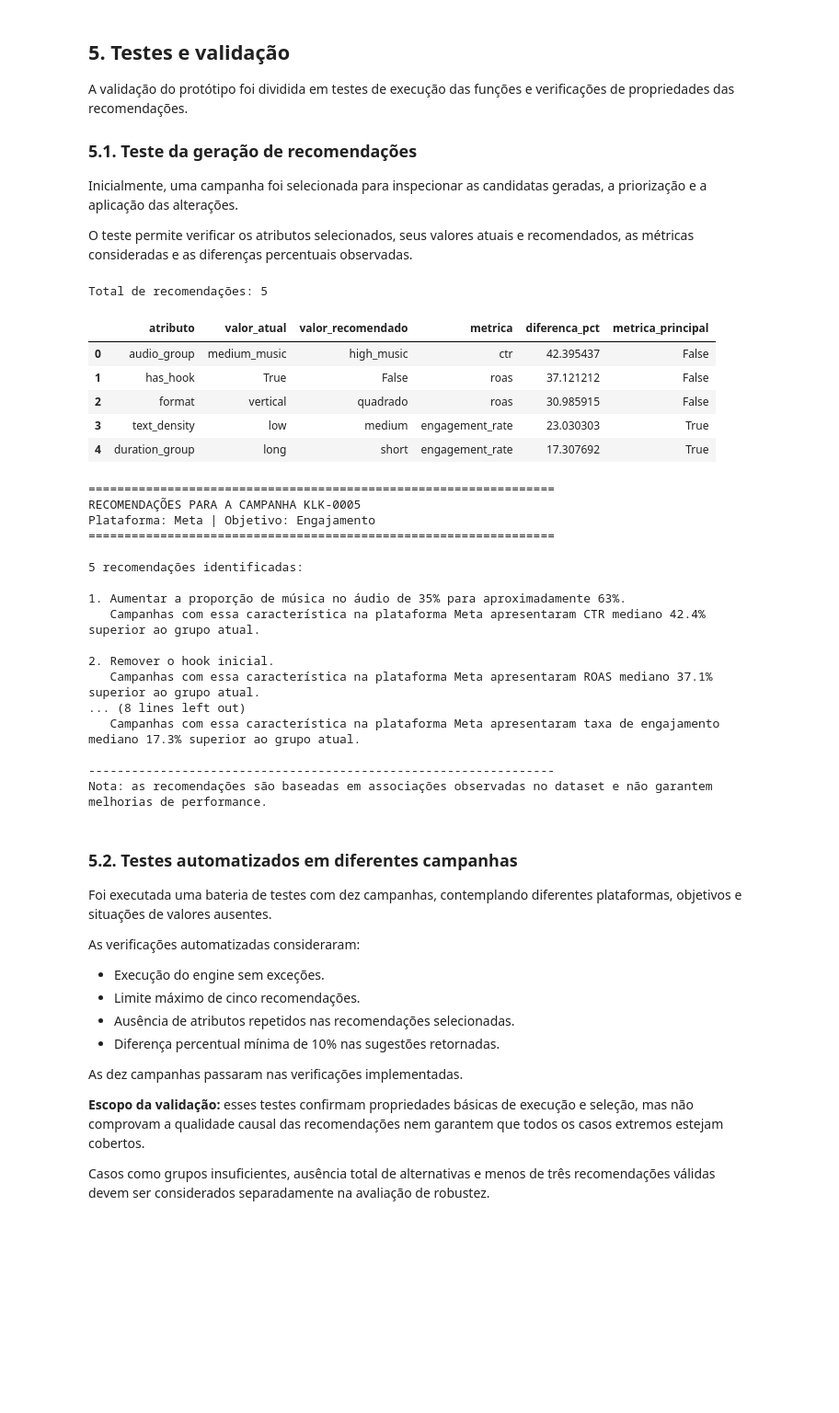
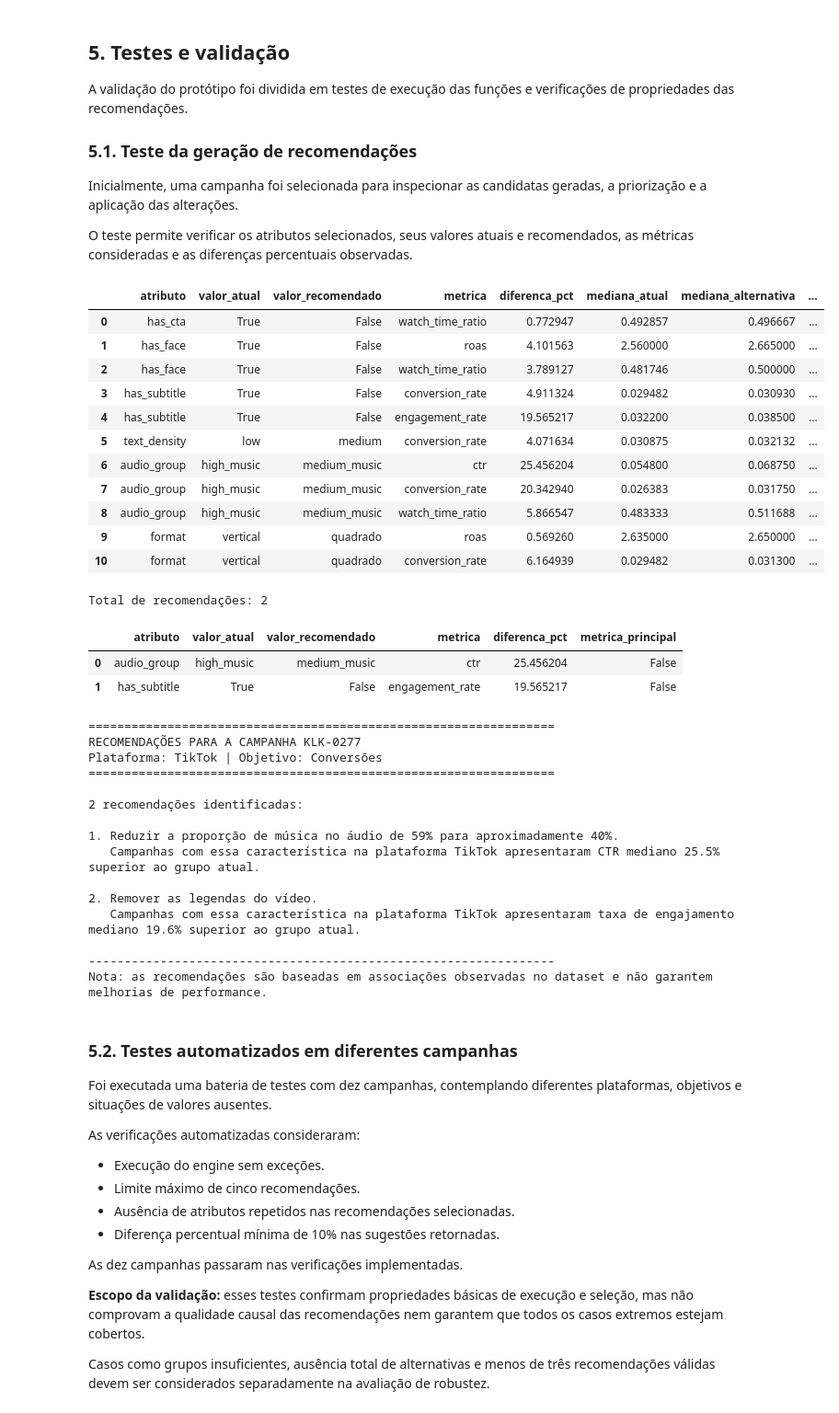
Before and after one commit to lauradeoli/klike-ds-challenge-lauradeoli, a Jupyter notebook: notebooks/parte3_recomendacoes.ipynb, the cells around one changed output. Shown at 92% size. Drawn from its saved outputs; the diff is of its cells as text; code cells hidden in the pictures; blank space fills up the shorter version.

```diff
--- a/notebooks/parte3_recomendacoes.ipynb
+++ b/notebooks/parte3_recomendacoes.ipynb
@@ -355,8 +355,8 @@ def aplicar_recomendacoes(campanha, recomendacoes, dados):
             valor_recomendado = dados.loc[(dados["platform"] == campanha["platform"]) & (dados[atributo] == rec["valor_recomendado"]),
                                           coluna_original].median()
             campanha_modificada[coluna_original] = float(valor_recomendado)
-        else:
-            campanha_modificada[atributo] = rec["valor_recomendado"]
+
+        campanha_modificada[atributo] = rec["valor_recomendado"]
 
     return campanha_modificada
 # %% [markdown]
@@ -494,42 +494,50 @@ Inicialmente, uma campanha foi selecionada para inspecionar as candidatas gerada
 O teste permite verificar os atributos selecionados, seus valores atuais e recomendados, as métricas consideradas e as diferenças percentuais observadas.
 # %%
 # CÉLULA DE TESTE --------------------------------------------------------------------------------------------
-campanha = dados.iloc[4]
+campanha = dados.iloc[276]
 
 candidatas = gerar_candidatas(campanha, dados)
+display(pd.DataFrame(candidatas))
 recomendacoes = priorizar_recomendacoes(candidatas)
 
 print(f"Total de recomendações: {len(recomendacoes)}")
 display(pd.DataFrame(recomendacoes)[["atributo", "valor_atual", "valor_recomendado", "metrica", "diferenca_pct", "metrica_principal"]])
 
 campanha_modificada = aplicar_recomendacoes(campanha, recomendacoes, dados)
 comparacao = pd.DataFrame({"Original": campanha, "Modificada": campanha_modificada})
 #display(comparacao)
 
 resultado = recommendations_engine(campanha, dados)
 apresentar_recomendacoes(campanha, resultado)
 # %% [output]
+|  | atributo | valor_atual | valor_recomendado | metrica | diferenca_pct | mediana_atual | mediana_alternativa | ... |
+| 0 | has_cta | True | False | watch_time_ratio | 0.772947 | 0.492857 | 0.496667 | ... |
+| 1 | has_face | True | False | roas | 4.101563 | 2.560000 | 2.665000 | ... |
+| 2 | has_face | True | False | watch_time_ratio | 3.789127 | 0.481746 | 0.500000 | ... |
+| 3 | has_subtitle | True | False | conversion_rate | 4.911324 | 0.029482 | 0.030930 | ... |
+| 4 | has_subtitle | True | False | engagement_rate | 19.565217 | 0.032200 | 0.038500 | ... |
+| 5 | text_density | low | medium | conversion_rate | 4.071634 | 0.030875 | 0.032132 | ... |
+| 6 | audio_group | high_music | medium_music | ctr | 25.456204 | 0.054800 | 0.068750 | ... |
+| 7 | audio_group | high_music | medium_music | conversion_rate | 20.342940 | 0.026383 | 0.031750 | ... |
+| 8 | audio_group | high_music | medium_music | watch_time_ratio | 5.866547 | 0.483333 | 0.511688 | ... |
+| 9 | format | vertical | quadrado | roas | 0.569260 | 2.635000 | 2.650000 | ... |
+| 10 | format | vertical | quadrado | conversion_rate | 6.164939 | 0.029482 | 0.031300 | ... |
-Total de recomendações: 5
+Total de recomendações: 2
-|  | atributo | valor_atual | valor_recomendado | metrica | diferenca_pct | metrica_principal |
-| 0 | audio_group | medium_music | high_music | ctr | 42.395437 | False |
-| 1 | has_hook | True | False | roas | 37.121212 | False |
-| 2 | format | vertical | quadrado | roas | 30.985915 | False |
-| 3 | text_density | low | medium | engagement_rate | 23.030303 | True |
-| 4 | duration_group | long | short | engagement_rate | 17.307692 | True |
+|  | atributo | valor_atual | valor_recomendado | metrica | diferenca_pct | metrica_principal |
+| 0 | audio_group | high_music | medium_music | ctr | 25.456204 | False |
+| 1 | has_subtitle | True | False | engagement_rate | 19.565217 | False |
 =================================================================
-RECOMENDAÇÕES PARA A CAMPANHA KLK-0005
-Plataforma: Meta | Objetivo: Engajamento
+RECOMENDAÇÕES PARA A CAMPANHA KLK-0277
+Plataforma: TikTok | Objetivo: Conversões
 =================================================================
 
-5 recomendações identificadas:
+2 recomendações identificadas:
 
-1. Aumentar a proporção de música no áudio de 35% para aproximadamente 63%.
-   Campanhas com essa característica na plataforma Meta apresentaram CTR mediano 42.4% superior ao grupo atual.
+1. Reduzir a proporção de música no áudio de 59% para aproximadamente 40%.
+   Campanhas com essa característica na plataforma TikTok apresentaram CTR mediano 25.5% superior ao grupo atual.
 
-2. Remover o hook inicial.
-   Campanhas com essa característica na plataforma Meta apresentaram ROAS mediano 37.1% superior ao grupo atual.
-... (8 lines left out)
-   Campanhas com essa característica na plataforma Meta apresentaram taxa de engajamento mediano 17.3% superior ao grupo atual.
+2. Remover as legendas do vídeo.
+   Campanhas com essa característica na plataforma TikTok apresentaram taxa de engajamento mediano 19.6% superior ao grupo atual.
 
 -----------------------------------------------------------------
 Nota: as recomendações são baseadas em associações observadas no dataset e não garantem melhorias de performance.
```
Also changed, not shown: parts of 1 cell of this notebook, 4 other files.
